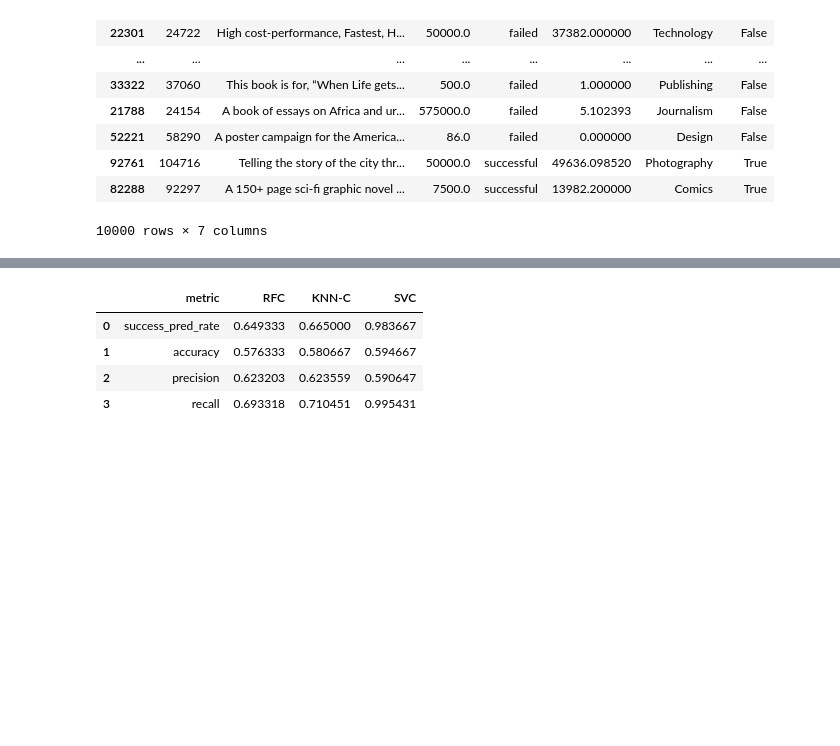
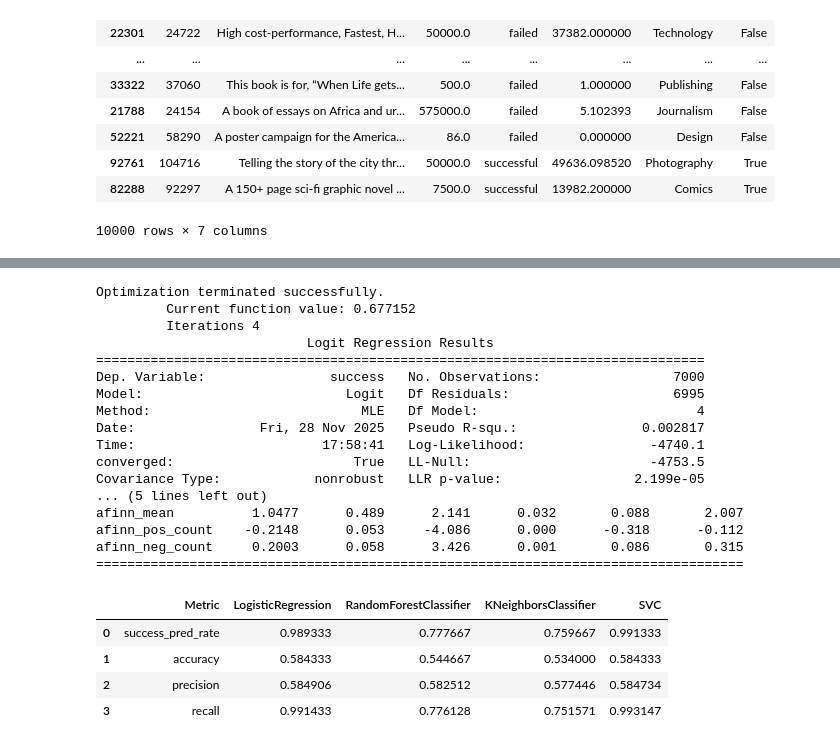
Before and after one commit to bozercavdar/kickstarter-project, a Jupyter notebook: off_the_shelf_lexicons.ipynb, the cells around one changed output, grey strips where cells are left out. Drawn from its saved outputs; the diff is of its cells as text; code cells hidden in the pictures; blank space fills up the shorter version.

```diff
--- a/analysis_9.ipynb
+++ b/off_the_shelf_lexicons.ipynb
@@ -57,6 +65,7 @@ def extract_feature(df: pd.DataFrame, feature_extractor: Callable):
     df = df.join(df["blurb"].apply(feature_extractor))
     return df
 # %%
+# Function to fit a list of classifiers based on the given cols
 def classifier(df: pd.DataFrame, cols: list[str], estimators: list[BaseEstimator]):
     X = df[cols].copy()
     y = df["success"]
@@ -65,7 +74,7 @@ def classifier(df: pd.DataFrame, cols: list[str], estimators: list[BaseEstimator
         X, y, test_size=0.30, random_state=41, stratify=y
     )
 
-    afinn_results = None
+    total_results = None
 
     for estimator in estimators:
         estimator.fit(X_train, y_train)
@@ -74,8 +83,8 @@ def classifier(df: pd.DataFrame, cols: list[str], estimators: list[BaseEstimator
         # y_pred_prob = estimator.predict_proba(X_test)[:, 1]
 
         results = pd.DataFrame({
-            "metric": ["success_pred_rate", "accuracy", "precision", "recall"],
-            "value": [
+            "Metric": ["success_pred_rate", "accuracy", "precision", "recall"],
+            f"{estimator.__class__.__name__}": [
                 y_pred.mean(),
                 accuracy_score(y_test, y_pred),
                 precision_score(y_test, y_pred),
@@ -84,11 +93,24 @@ def classifier(df: pd.DataFrame, cols: list[str], estimators: list[BaseEstimator
             ]
         })
 
-        if afinn_results is None:
-            vader_results = results
+        if total_results is None:
+            total_results = results
         else:
-            vader_results = pd.merge(vader_results, results, on="metric")
+            total_results = pd.merge(total_results, results, on="Metric")
 
-    vader_results.columns=["metric", "RFC", "KNN-C", "SVC"]
-    return vader_results
+    return total_results
+# %%
+def logistic_regression_summary(df, col_names):
+    X = df[col_names].copy()
+    X = sm.add_constant(X)
+    y = df["success"]
+
+    X_train, X_test, y_train, y_test = train_test_split(
+        X, y, test_size=0.30, random_state=41, stratify=y
+    )
+
+    model = sm.Logit(y_train, X_train)
+    result = model.fit()
+
+    print(result.summary())
 # %%
@@ -132,29 +174,47 @@ vader_results
 # %%
 def afinn_features(text):
     score = afinn.score(text)
     tokens = nltk.word_tokenize(text.lower())
 
     pos = sum(1 for w in tokens if afinn.score(w) > 0)
     neg = sum(1 for w in tokens if afinn.score(w) < 0)
 
     return pd.Series({
         "afinn_sum": score,
         "afinn_mean": score / len(tokens) if tokens else 0,
         "afinn_pos_count": pos,
         "afinn_neg_count": neg,
     })
 
-col_names = ["goal", "afinn_sum", "afinn_mean", "afinn_pos_count", "afinn_neg_count"]
+col_names = ["afinn_sum", "afinn_mean", "afinn_pos_count", "afinn_neg_count"]
 
 afinn_df = extract_feature(sample_df, afinn_features)
-afinn_results = classifier(afinn_df, col_names, estimators=[RandomForestClassifier(), KNeighborsClassifier(), SVC()])
+logistic_regression_summary(afinn_df, col_names)
+afinn_results = classifier(afinn_df, col_names, estimators=[LogisticRegression(), RandomForestClassifier(), KNeighborsClassifier(), SVC()])
 afinn_results
 # %% [output]
+Optimization terminated successfully.
+         Current function value: 0.677152
+         Iterations 4
+                           Logit Regression Results
+==============================================================================
+Dep. Variable:                success   No. Observations:                 7000
+Model:                          Logit   Df Residuals:                     6995
+Method:                           MLE   Df Model:                            4
+Date:                Fri, 28 Nov 2025   Pseudo R-squ.:                0.002817
+Time:                        17:58:41   Log-Likelihood:                -4740.1
+converged:                       True   LL-Null:                       -4753.5
+Covariance Type:            nonrobust   LLR p-value:                 2.199e-05
+... (5 lines left out)
+afinn_mean          1.0477      0.489      2.141      0.032       0.088       2.007
+afinn_pos_count    -0.2148      0.053     -4.086      0.000      -0.318      -0.112
+afinn_neg_count     0.2003      0.058      3.426      0.001       0.086       0.315
+===================================================================================
-|  | metric | RFC | KNN-C | SVC |
-| 0 | success_pred_rate | 0.649333 | 0.665000 | 0.983667 |
-| 1 | accuracy | 0.576333 | 0.580667 | 0.594667 |
-| 2 | precision | 0.623203 | 0.623559 | 0.590647 |
-| 3 | recall | 0.693318 | 0.710451 | 0.995431 |
+|  | Metric | LogisticRegression | RandomForestClassifier | KNeighborsClassifier | SVC |
+| 0 | success_pred_rate | 0.989333 | 0.777667 | 0.759667 | 0.991333 |
+| 1 | accuracy | 0.584333 | 0.544667 | 0.534000 | 0.584333 |
+| 2 | precision | 0.584906 | 0.582512 | 0.577446 | 0.584734 |
+| 3 | recall | 0.991433 | 0.776128 | 0.751571 | 0.993147 |
 # %%
 def nrc_features(text):
     emotions = NRCLex(text).raw_emotion_scores
```
Also changed, not shown: parts of 9 cells of this notebook, 5 other files.
